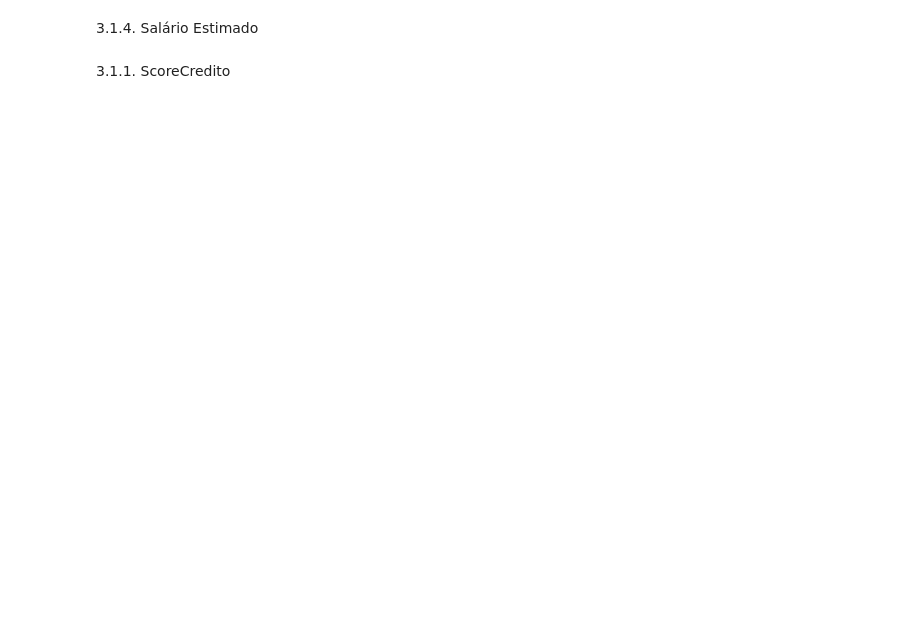
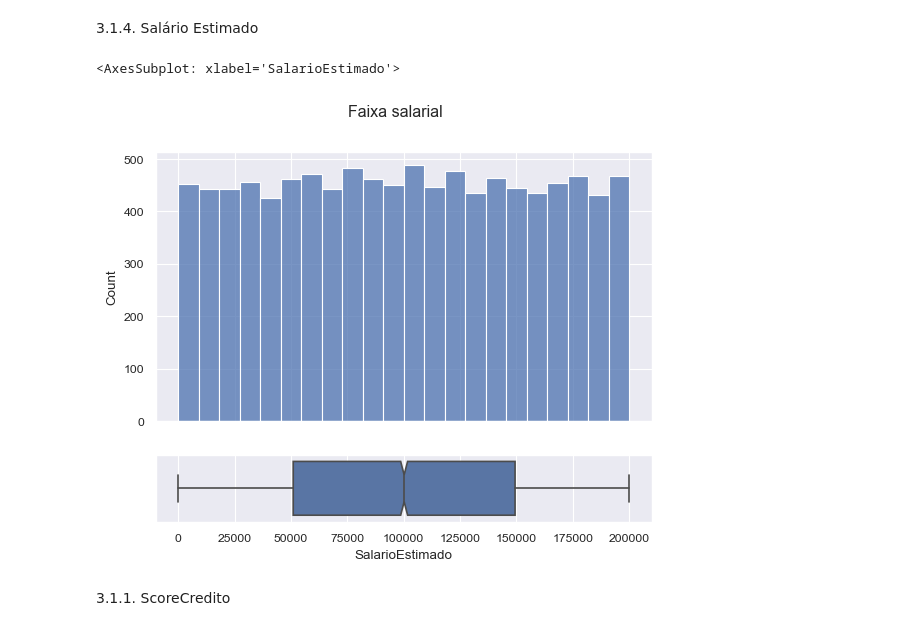
Before and after one commit to willyferreira/bank_churn, a Jupyter notebook: churn.ipynb, the cells around one changed output. Saved outputs shown, nothing was run; the diff lists cells and outputs as text; code cells hidden in the pictures; blank space fills up the shorter version.

```diff
--- a/churn.ipynb
+++ b/churn.ipynb
@@ -148,12 +239,15 @@ sns.boxplot(x = df.QtdProdutos, fliersize = 2, notch = True, ax = axs[1])
 # %%
 #Criação dos subplots
 fig, axs = plt.subplots(ncols = 1, nrows = 2, sharex=True, height_ratios=[0.8, 0.2])
 #Título da imagem
-plt.suptitle('Distribuição por quantidade de produtos')
+plt.suptitle('Faixa salarial')
 #Gráfico 1 - Histograma
 sns.histplot(x = df.SalarioEstimado, kde = False, ax = axs[0], stat = 'count', cumulative = False)
 #Gráfico 2 - Boxplot
 sns.boxplot(x = df.SalarioEstimado, fliersize = 2, notch = True, ax = axs[1])
+# %% [output]
+<AxesSubplot: xlabel='SalarioEstimado'>
+[figure, added]
 # %%
 #Definição do estilo dos gráficos
 #plt.style.use('seaborn-v0_8')
```
Also changed, not shown: parts of 14 cells of this notebook, 1 other file.
